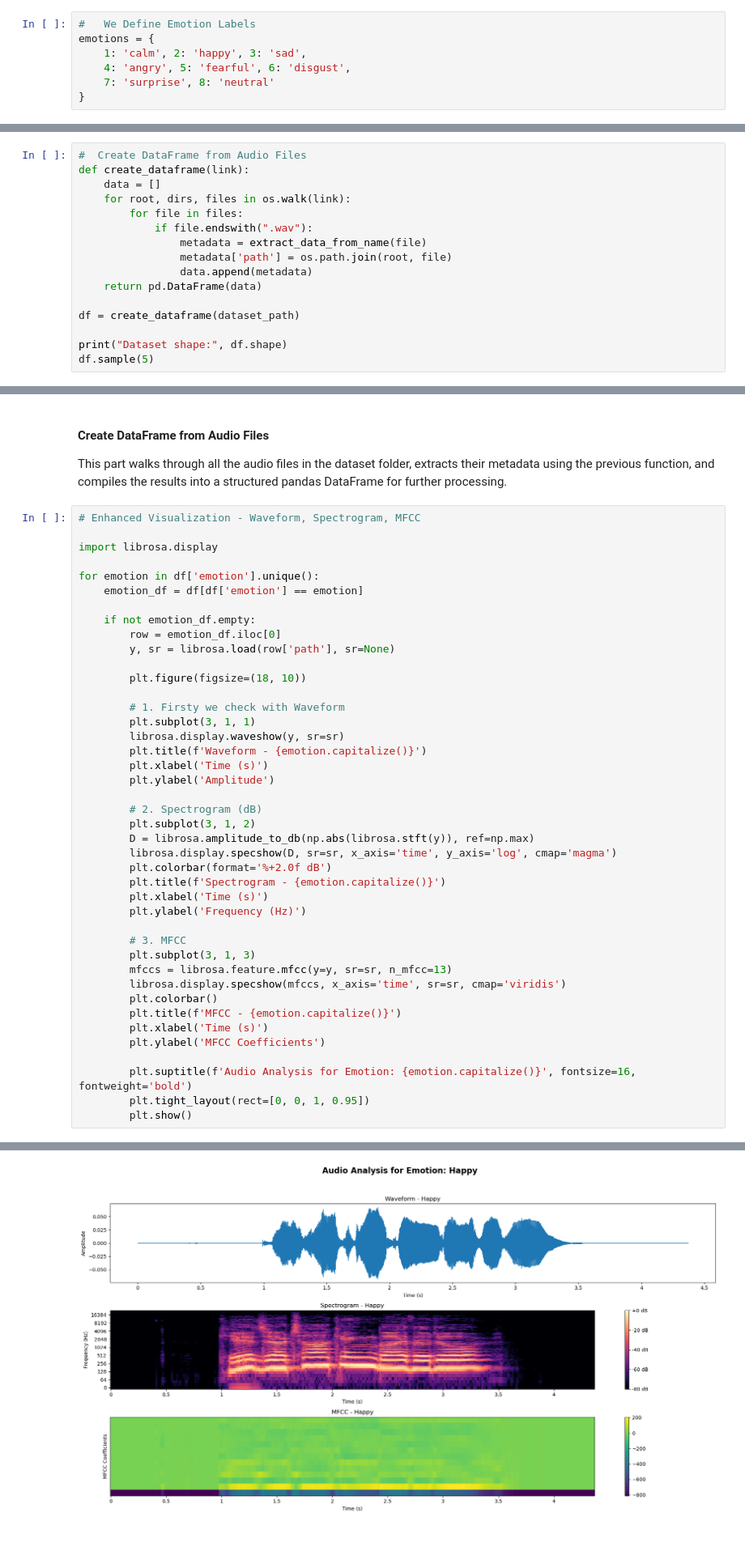
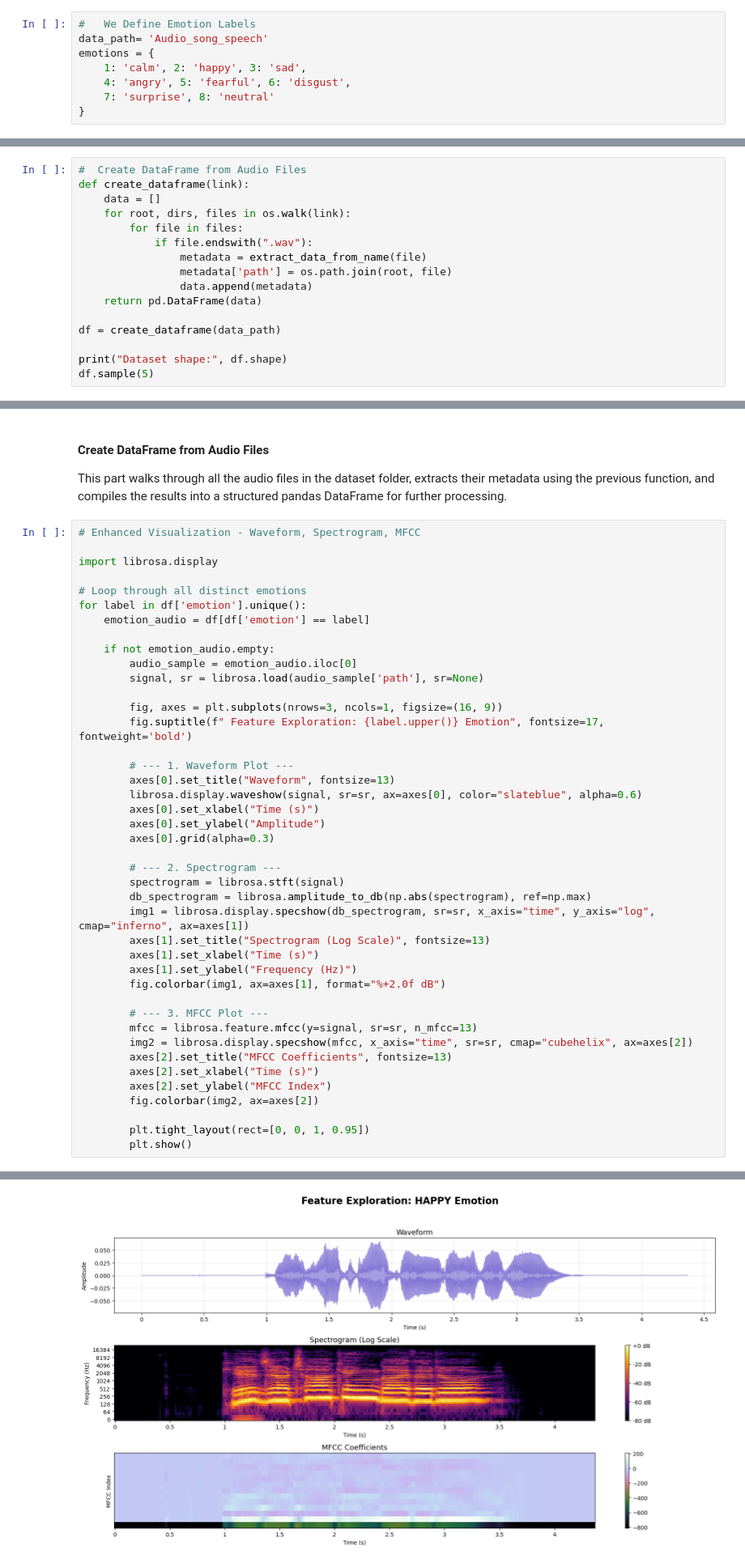
Before and after one commit to amardeep1306/Audio_processing, a Jupyter notebook: audio.ipynb, the cells around one changed output, grey strips where cells are left out. Shown at 81% size. Cells and saved outputs as stored; diff of their text form; blank space fills up the shorter version.

```diff
--- a/audio.ipynb
+++ b/audio.ipynb
@@ -21,5 +20,6 @@ All files inside this folder will be processed to extract features and labels.
 # %%
 #   We Define Emotion Labels
+data_path= 'Audio_song_speech'
 emotions = {
     1: 'calm', 2: 'happy', 3: 'sad',
     4: 'angry', 5: 'fearful', 6: 'disgust',
@@ -119,7 +119,7 @@ def create_dataframe(link):
                 data.append(metadata)
     return pd.DataFrame(data)
 
-df = create_dataframe(dataset_path)
+df = create_dataframe(data_path)
 
 print("Dataset shape:", df.shape)
 df.sample(5)
@@ -171,41 +139,41 @@ This part walks through all the audio files in the dataset folder, extracts thei
 
 import librosa.display
 
-for emotion in df['emotion'].unique():
-    emotion_df = df[df['emotion'] == emotion]
+# Loop through all distinct emotions
+for label in df['emotion'].unique():
+    emotion_audio = df[df['emotion'] == label]
 
-    if not emotion_df.empty:
-        row = emotion_df.iloc[0]
-        y, sr = librosa.load(row['path'], sr=None)
+    if not emotion_audio.empty:
+        audio_sample = emotion_audio.iloc[0]
+        signal, sr = librosa.load(audio_sample['path'], sr=None)
 
-        plt.figure(figsize=(18, 10))
+        fig, axes = plt.subplots(nrows=3, ncols=1, figsize=(16, 9))
+        fig.suptitle(f" Feature Exploration: {label.upper()} Emotion", fontsize=17, fontweight='bold')
 
-        # 1. Firsty we check with Waveform
-        plt.subplot(3, 1, 1)
-        librosa.display.waveshow(y, sr=sr)
-        plt.title(f'Waveform - {emotion.capitalize()}')
-        plt.xlabel('Time (s)')
-        plt.ylabel('Amplitude')
+        # --- 1. Waveform Plot ---
+        axes[0].set_title("Waveform", fontsize=13)
+        librosa.display.waveshow(signal, sr=sr, ax=axes[0], color="slateblue", alpha=0.6)
+        axes[0].set_xlabel("Time (s)")
+        axes[0].set_ylabel("Amplitude")
+        axes[0].grid(alpha=0.3)
 
-        # 2. Spectrogram (dB)
-        plt.subplot(3, 1, 2)
-        D = librosa.amplitude_to_db(np.abs(librosa.stft(y)), ref=np.max)
-        librosa.display.specshow(D, sr=sr, x_axis='time', y_axis='log', cmap='magma')
-        plt.colorbar(format='%+2.0f dB')
-        plt.title(f'Spectrogram - {emotion.capitalize()}')
-        plt.xlabel('Time (s)')
-        plt.ylabel('Frequency (Hz)')
+        # --- 2. Spectrogram ---
+        spectrogram = librosa.stft(signal)
+        db_spectrogram = librosa.amplitude_to_db(np.abs(spectrogram), ref=np.max)
+        img1 = librosa.display.specshow(db_spectrogram, sr=sr, x_axis="time", y_axis="log", cmap="inferno", ax=axes[1])
+        axes[1].set_title("Spectrogram (Log Scale)", fontsize=13)
+        axes[1].set_xlabel("Time (s)")
+        axes[1].set_ylabel("Frequency (Hz)")
+        fig.colorbar(img1, ax=axes[1], format="%+2.0f dB")
 
-        # 3. MFCC
-        plt.subplot(3, 1, 3)
-        mfccs = librosa.feature.mfcc(y=y, sr=sr, n_mfcc=13)
-        librosa.display.specshow(mfccs, x_axis='time', sr=sr, cmap='viridis')
-        plt.colorbar()
-        plt.title(f'MFCC - {emotion.capitalize()}')
-        plt.xlabel('Time (s)')
-        plt.ylabel('MFCC Coefficients')
+        # --- 3. MFCC Plot ---
+        mfcc = librosa.feature.mfcc(y=signal, sr=sr, n_mfcc=13)
+        img2 = librosa.display.specshow(mfcc, x_axis="time", sr=sr, cmap="cubehelix", ax=axes[2])
+        axes[2].set_title("MFCC Coefficients", fontsize=13)
+        axes[2].set_xlabel("Time (s)")
+        axes[2].set_ylabel("MFCC Index")
+        fig.colorbar(img2, ax=axes[2])
 
-        plt.suptitle(f'Audio Analysis for Emotion: {emotion.capitalize()}', fontsize=16, fontweight='bold')
         plt.tight_layout(rect=[0, 0, 1, 0.95])
         plt.show()
 # %% [output]
@@ -213 +181 @@ for emotion in df['emotion'].unique():
-[figure, old version]
+[figure, new version]
```
Also changed, not shown: parts of 7 cells of this notebook.
